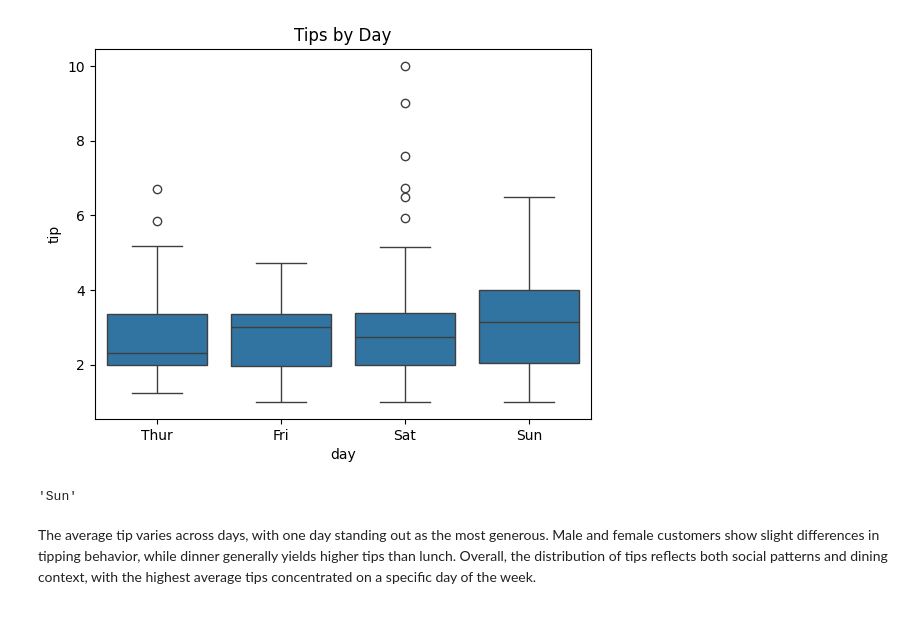
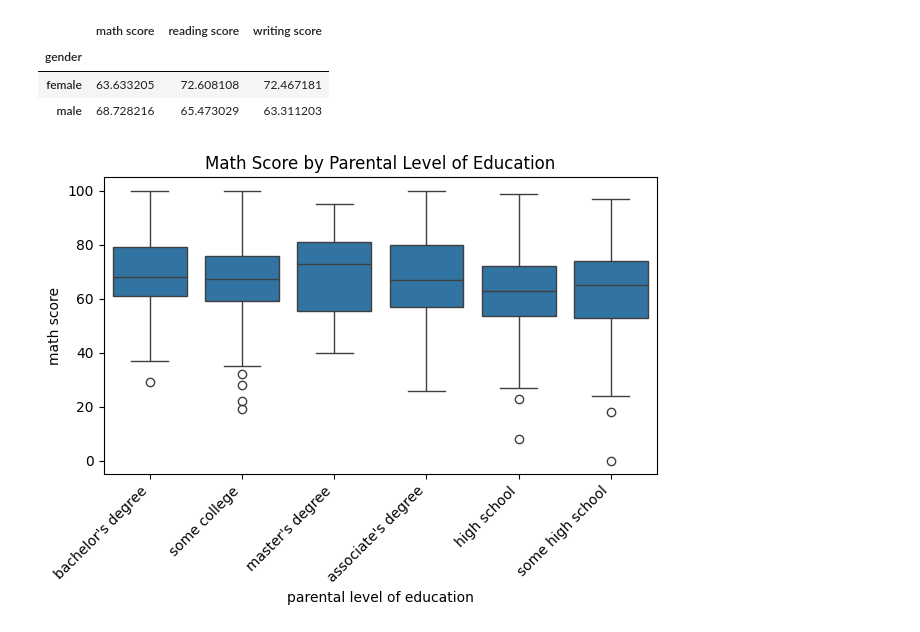
Before and after one commit to Salma19mostafa/Salma19mostafa, a Jupyter notebook: My_fifth_analysis.ipynb, the cells around one changed output. Drawn from its saved outputs; the diff is of its cells as text; code cells hidden in the pictures.

```diff
--- a/My_fifth_analysis.ipynb
+++ b/My_fifth_analysis.ipynb
@@ -5,4 +5,5 @@ import pandas as pd
 import seaborn as sns
 import matplotlib.pyplot as plt
 
-tips = sns.load_dataset("tips")
+path = '/kaggle/input/students-performance-in-exams'
+students = pd.read_csv(f"{path}/StudentsPerformance.csv")  # or por2.csv
@@ -59,12 +10,15 @@ plt.show()
-# %%
-sns.boxplot(x="day", y="tip", data=tips)
-plt.title("Tips by Day")
-plt.show()
-# %% [output]
-[figure, removed]
-# %%
-tips.groupby("day")["tip"].mean().idxmax()
-# %% [output]
-'Sun'
-# %% [markdown]
-The average tip varies across days, with one day standing out as the most generous. Male and female customers show slight differences in tipping behavior, while dinner generally yields higher tips than lunch. Overall, the distribution of tips reflects both social patterns and dining context, with the highest average tips concentrated on a specific day of the week.
+# %%
+students.groupby("gender")[["math score","reading score","writing score"]].mean()
+# %% [output]
+|  | math score | reading score | writing score |
+| gender |  |  |  |
+| female | 63.633205 | 72.608108 | 72.467181 |
+| male | 68.728216 | 65.473029 | 63.311203 |
+# %%
+sns.boxplot(x="parental level of education", y="math score", data=students)
+plt.title("Math Score by Parental Level of Education")
+plt.xticks(rotation=45, ha='right') # Rotate labels for better readability
+plt.tight_layout() # Adjust layout to prevent labels from overlapping
+plt.show()
+# %% [output]
+[figure, added]
```
Also changed, not shown: parts of 7 cells of this notebook.
